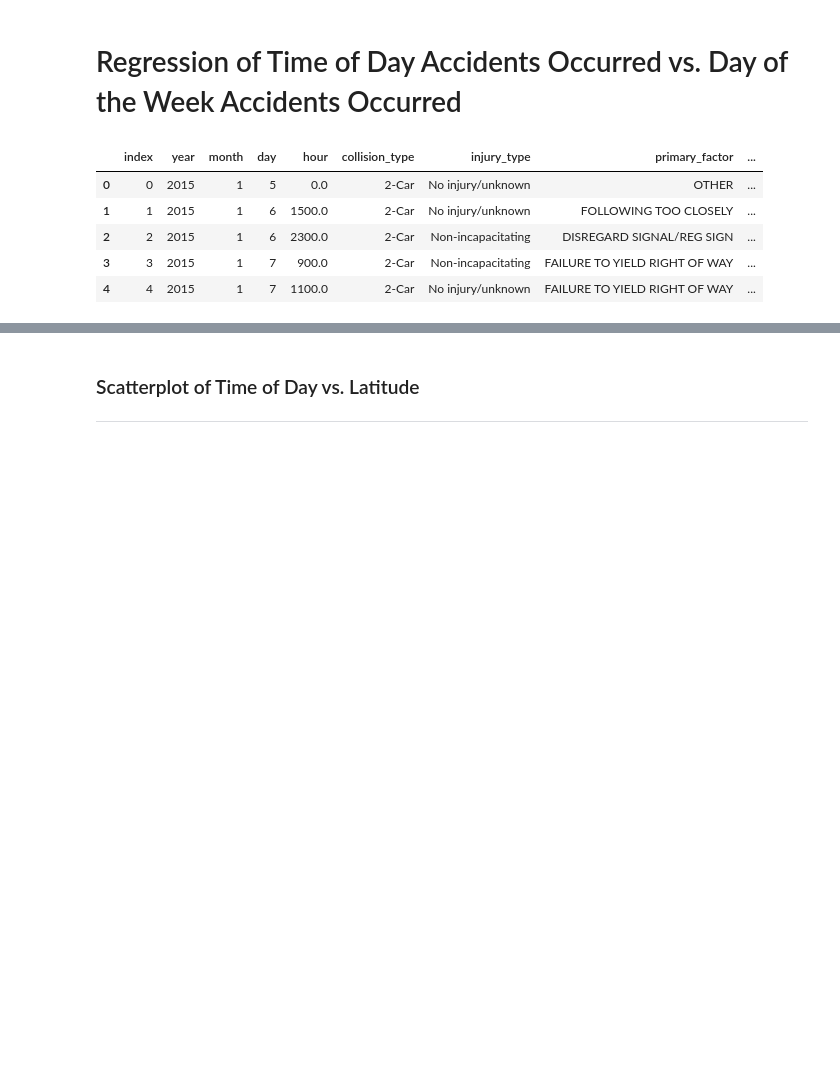
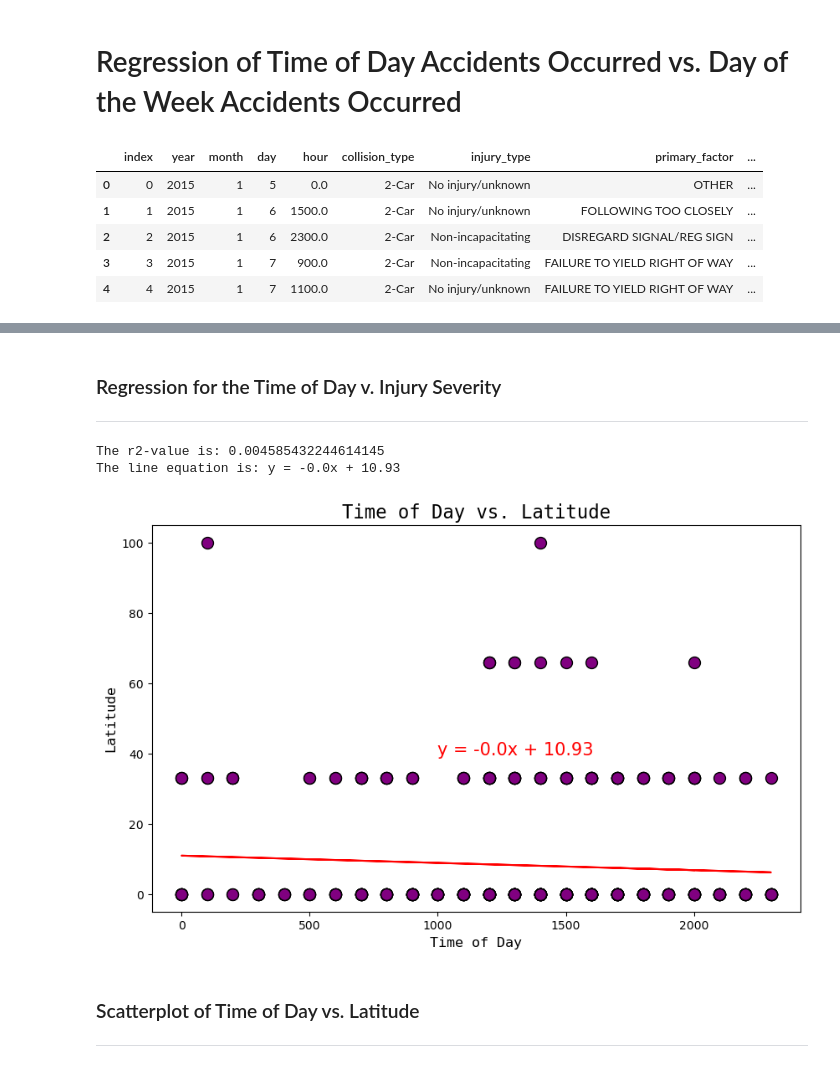
Before and after one commit to martabaker/ds-project-1-group-11, a Jupyter notebook: Regression/Regression.ipynb, the cells around one changed output, grey strips where cells are left out. Cells and saved outputs as stored; diff of their text form; code cells hidden in the pictures; blank space fills up the shorter version.

```diff
--- a/Regression/Regression.ipynb
+++ b/Regression/Regression.ipynb
@@ -28,3 +84,42 @@ df.head()
+# %% [markdown]
+### Regression for the Time of Day v. Injury Severity
+---
+# %%
+# Scatterplot
+# Step 1: Get the Data
+x = sample_sig_df.hour
+y = sample_sig_df.injury_severity
+
+# Makes the line of best fit
+(slope, intercept, rvalue, pvalue, stderr) = linregress(x, y)
+regress_values = x * slope + intercept # calculate the predictions
+line_eq = "y = " + str(round(slope,2)) + "x + " + str(round(intercept,2))
+
+# make the plot
+# Make the canvas
+plt.figure(figsize=(10,6))
+
+# Make the basic plot
+plt.scatter(x,y, facecolor="purple", edgecolor="black", s=100)
+plt.plot(x,regress_values,"r-")
+
+# Customizations
+plt.title("Time of Day vs. Latitude", fontsize=16, fontfamily="monospace")
+plt.xlabel("Time of Day", fontsize=12, fontfamily="monospace")
+plt.ylabel("Latitude", fontsize=12, fontfamily="monospace")
+
+plt.grid(color="lightgrey", linestyle="--", alpha=0)
+
+plt.annotate(line_eq,(1000,39.6),fontsize=15,color="red")
+
+
+print(f"The r2-value is: {rvalue**2}")
+print(f"The line equation is: {line_eq}")
+plt.show()
+# %% [output]
+The r2-value is: 0.004585432244614145
+The line equation is: y = -0.0x + 10.93
+[figure, added]
 # %% [markdown]
 ### Scatterplot of Time of Day vs. Latitude
 ---
```
Also changed, not shown: parts of 6 cells of this notebook.
